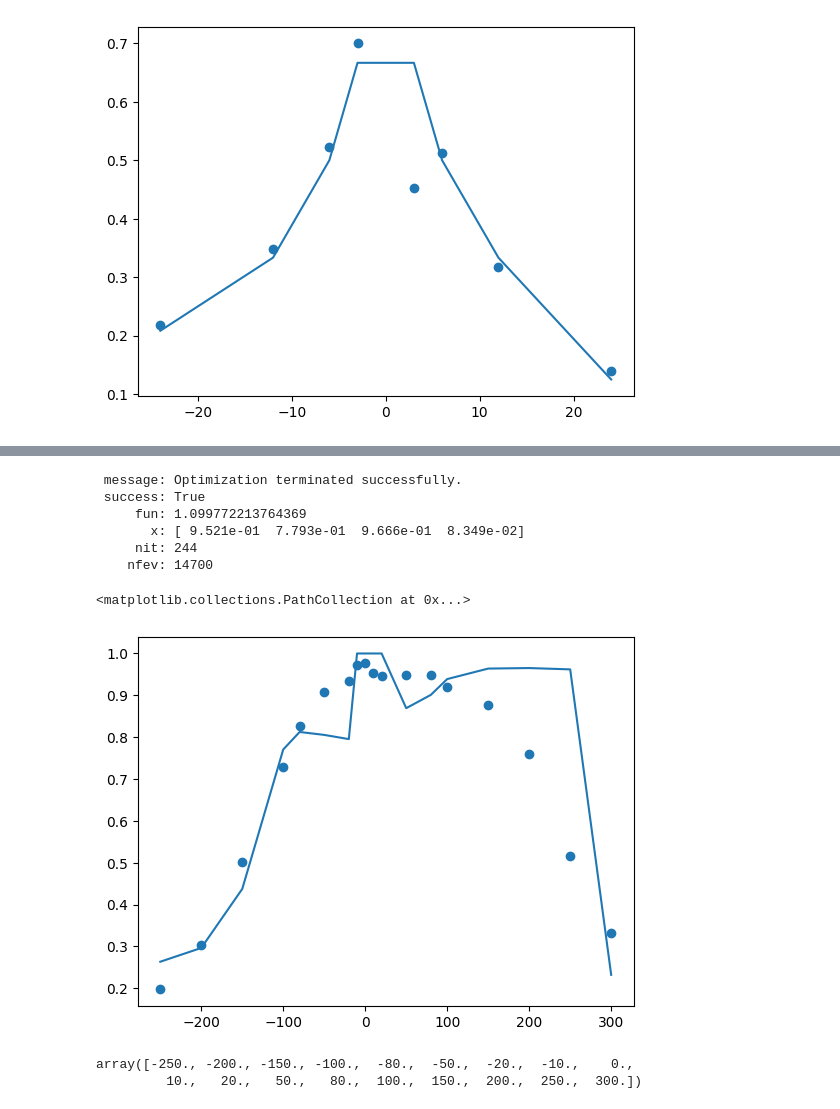
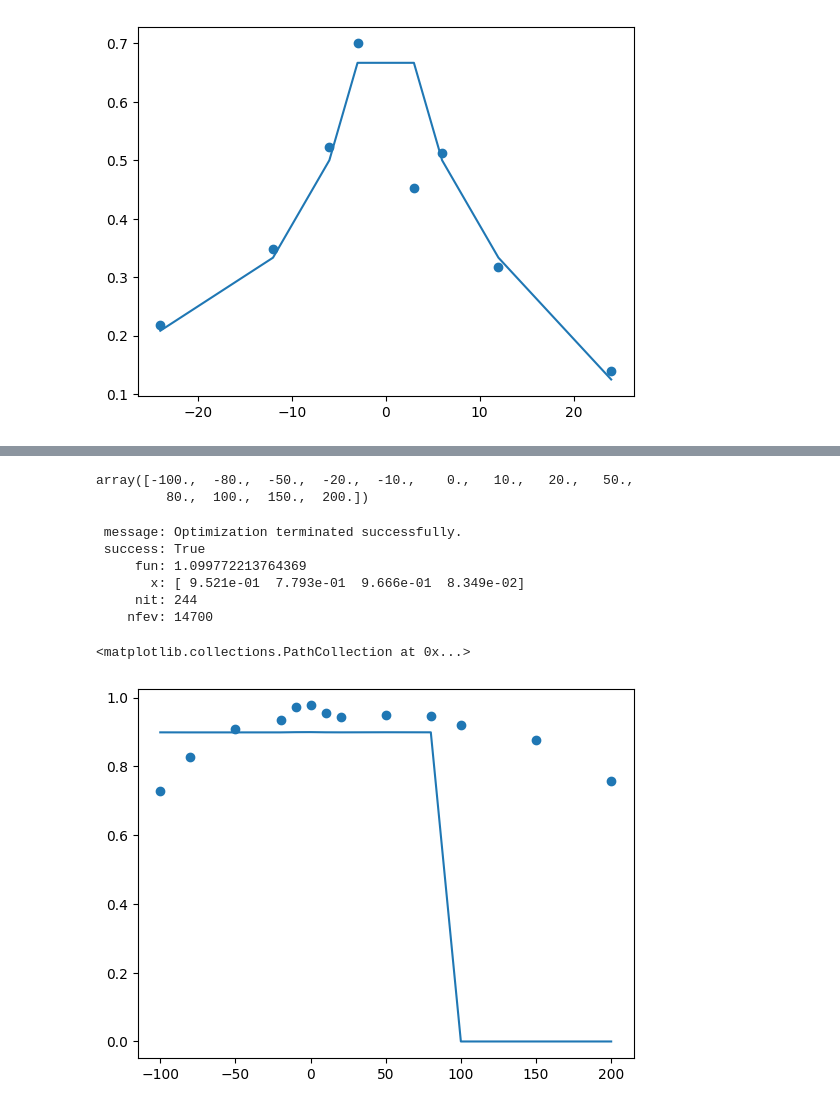
Before and after one commit to renatoparedes/NeuroMSI-Network, a Jupyter notebook: Fit.ipynb, the cells around one changed output, grey strips where cells are left out. Saved outputs shown, nothing was run; the diff lists cells and outputs as text; code cells hidden in the pictures.

```diff
--- a/Fit.ipynb
+++ b/Fit.ipynb
@@ -897,3 +879,8 @@ KeyboardInterrupt:
+# %%
+temporal_dis[6:-4]
+# %% [output]
+array([-100.,  -80.,  -50.,  -20.,  -10.,    0.,   10.,   20.,   50.,
+         80.,  100.,  150.,  200.])
 # %%
 print(paredes2022_causes_fit_res)
 # %% [output]
@@ -904,20 +891,17 @@ print(paredes2022_causes_fit_res)
      nit: 244
     nfev: 14700
 # %%
+paredes2022_causes_fit_res = np.load("Paredes_2022_temporal_fit_res_pars.npy")
 temporal_paredes2022_model_causes_fit = temporal_paredes2022_causes_job(
-    paredes2022_causes_fit_res.x[0],
-    paredes2022_causes_fit_res.x[1],
-    paredes2022_causes_fit_res.x[2],
-    paredes2022_causes_fit_res.x[3],
+    paredes2022_causes_fit_res[0],
+    paredes2022_causes_fit_res[1],
+    paredes2022_causes_fit_res[2],
+    paredes2022_causes_fit_res[3],
+    paredes2022_causes_fit_res[4],
 )
 
-plt.plot(temporal_dis[3:-2], temporal_paredes2022_model_causes_fit)
-plt.scatter(temporal_dis[3:-2], temporal_causes_data[3:-2])
+plt.plot(temporal_dis[6:-4], temporal_paredes2022_model_causes_fit)
+plt.scatter(temporal_dis[6:-4], temporal_causes_data_short)
 # %% [output]
 <matplotlib.collections.PathCollection at 0x...>
-[figure, old version]
+[figure, new version]
-# %%
-temporal_dis[3:-2]
-# %% [output]
-array([-250., -200., -150., -100.,  -80.,  -50.,  -20.,  -10.,    0.,
-         10.,   20.,   50.,   80.,  100.,  150.,  200.,  250.,  300.])
```
Also changed, not shown: parts of 10 cells of this notebook, 8 other files.
